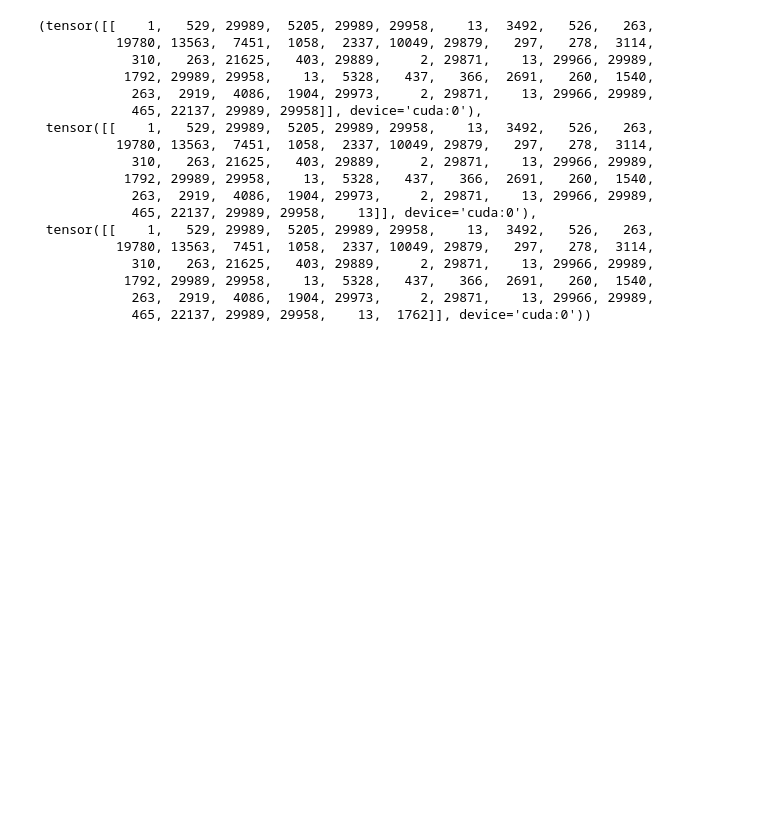
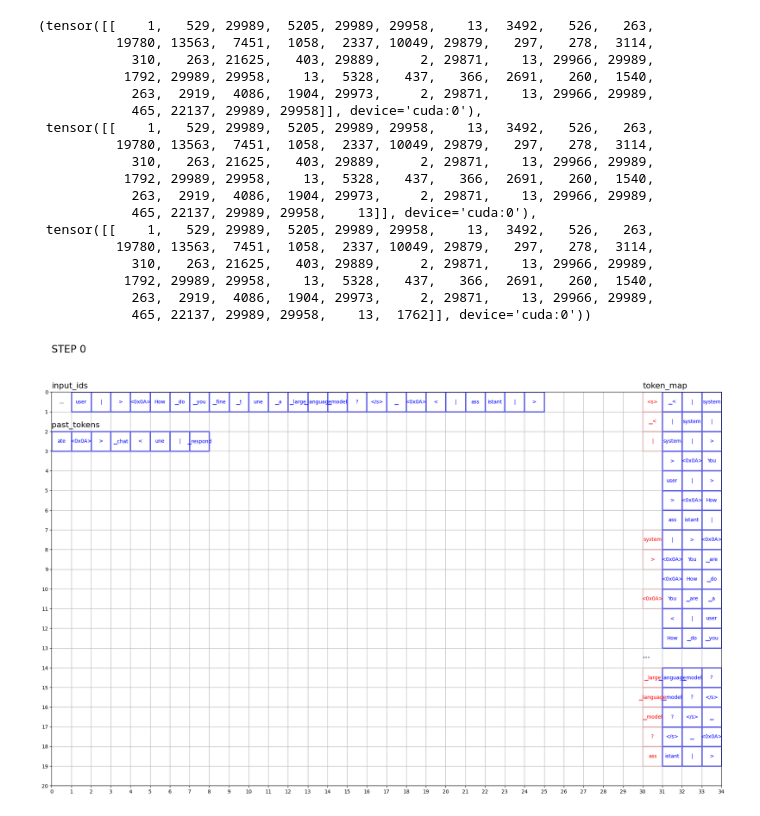
Before and after one commit to k-l-lambda/LookaheadDecoding, a Jupyter notebook: visualization.ipynb, the cells around one changed output. Drawn from its saved outputs; the diff is of its cells as text; code cells hidden in the pictures; blank space fills up the shorter version.

Commit message:
visualization.ipynb: save to gif.

```diff
--- a/visualization.ipynb
+++ b/visualization.ipynb
@@ -182,3 +182,81 @@ data0['input_ids'], data1['input_ids'], data2['input_ids']
            1792, 29989, 29958,    13,  5328,   437,   366,  2691,   260,  1540,
             263,  2919,  4086,  1904, 29973,     2, 29871,    13, 29966, 29989,
             465, 22137, 29989, 29958,    13,  1762]], device='cuda:0'))
+# %%
+
+def plot_frame (data, index):
+	fig, ax = plt.subplots(figsize=(34 * 0.7, 22 * 0.7))
+
+	ax.text(0, -2, f'STEP {index}', color='black', fontsize=20)
+
+	# plot input_ids
+	ax.text(0, -0.2, 'input_ids', color='black', fontsize=16)
+	ax.text(0.5, 0.5, '...', color='black', ha='center', va='center')
+	input_ids = data['input_ids'][0, -24:].tolist()
+	for i, token in enumerate(input_ids):
+		rect = plt.Rectangle((1 + i, 0), 1, 1, fill=False, edgecolor='b', linewidth=2)
+		ax.add_patch(rect)
+		ax.text(1 + i + 0.5, 0.5, tokenizer.convert_ids_to_tokens(token), color='b', ha='center', va='center')
+
+	# plot past tokens
+	ax.text(0, 1.8, 'past_tokens', color='black', fontsize=16)
+
+	past_tokens = data['past_tokens']
+	for i, row in enumerate(past_tokens):
+		if row is not None:
+			for j, token in enumerate(row):
+				if token is not None:
+					rect = plt.Rectangle((j, 2 + i), 1, 1, fill=False, edgecolor='b', linewidth=2)
+					ax.add_patch(rect)
+					ax.text(j + 0.5, 2 + i + 0.5, tokenizer.convert_ids_to_tokens(token), color='b', ha='center', va='center')
+
+	# plot token_map
+	ax.text(30, -0.2, 'token_map', color='black', fontsize=16)
+
+	token_map = data['token_map']
+	row = 0
+	at_tail = False
+	tail_keys = list(token_map.keys())[-5:]
+	for k, grams in token_map.items():
+		if row > 12 and not (k in tail_keys):
+			continue
+
+		key_token = tokenizer.convert_ids_to_tokens(k)
+		for i, gram in enumerate(grams):
+			if i == 0:
+				rect = plt.Rectangle((30, row), 1, 1, fill=False, edgecolor='r')
+				ax.add_patch(rect)
+				ax.text(30.5, row + 0.5, key_token, color='r', ha='center', va='center')
+			for j, token in enumerate(gram):
+				rect = plt.Rectangle((31 + j, row), 1, 1, fill=False, edgecolor='b', linewidth=2)
+				ax.add_patch(rect)
+				ax.text(31 + j + 0.5, row + 0.5, tokenizer.convert_ids_to_tokens(token), color='b', ha='center', va='center')
+
+			row += 1
+			if not at_tail and row > 12:
+				break
+
+		if not at_tail and row > 12:
+			at_tail = True
+			ax.text(30, row + 0.5, '...', color='black', fontsize=16)
+			row += 1
+
+	# plot guess_tokens
+	ax.text(0, 5.8, 'guess_tokens', color='black', fontsize=16)
+	guess_tokens = data['guess_tokens']
+	if guess_tokens is not None:
+		for i, token in enumerate(guess_tokens):
+			rect = plt.Rectangle((i, 6), 1, 1, fill=False, edgecolor='b', linewidth=2)
+			ax.add_patch(rect)
+			ax.text(i + 0.5, 6 + 0.5, tokenizer.convert_ids_to_tokens(token), color='b', ha='center', va='center')
+
+	ax.set_xticks(np.arange(0, 34 + 1, 1))
+	ax.set_yticks(np.arange(0, 21, 1))
+	ax.grid(True)
+	ax.set_aspect('equal')  # Ensure squares are square-shaped
+	plt.gca().invert_yaxis()  # Invert y-axis to match typical grid layout
+	plt.savefig(f'./tests/plot_{index}.png')
+
+plot_frame(data0, 0)
+# %% [output]
+[figure, added]
```
Also changed, not shown: parts of 3 cells of this notebook, 3 other files.
